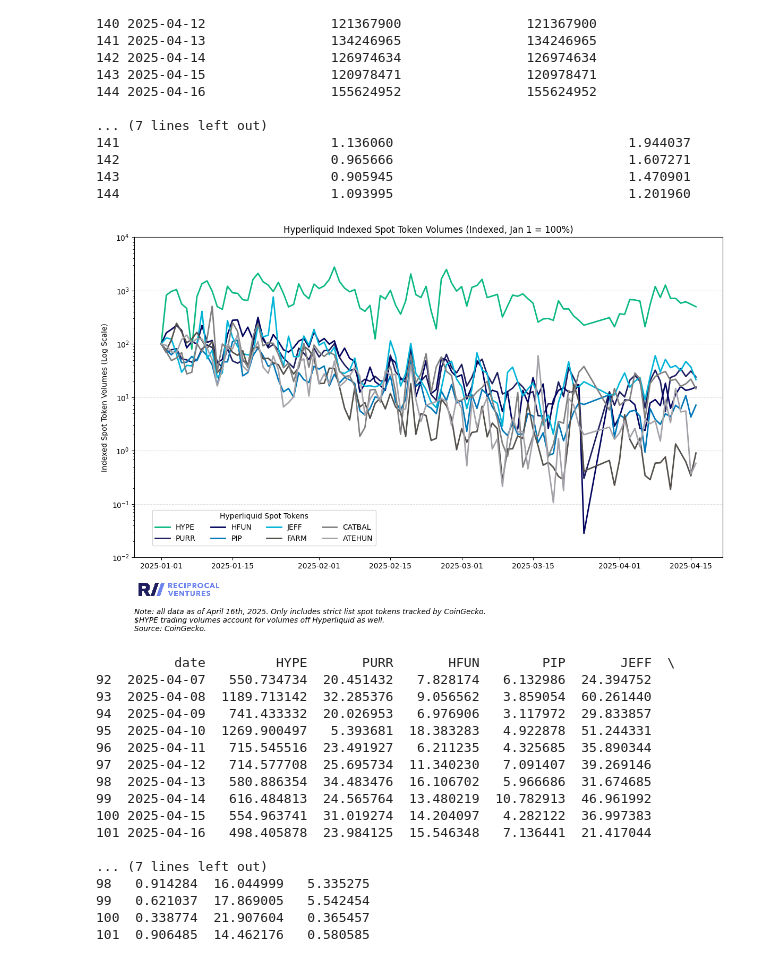
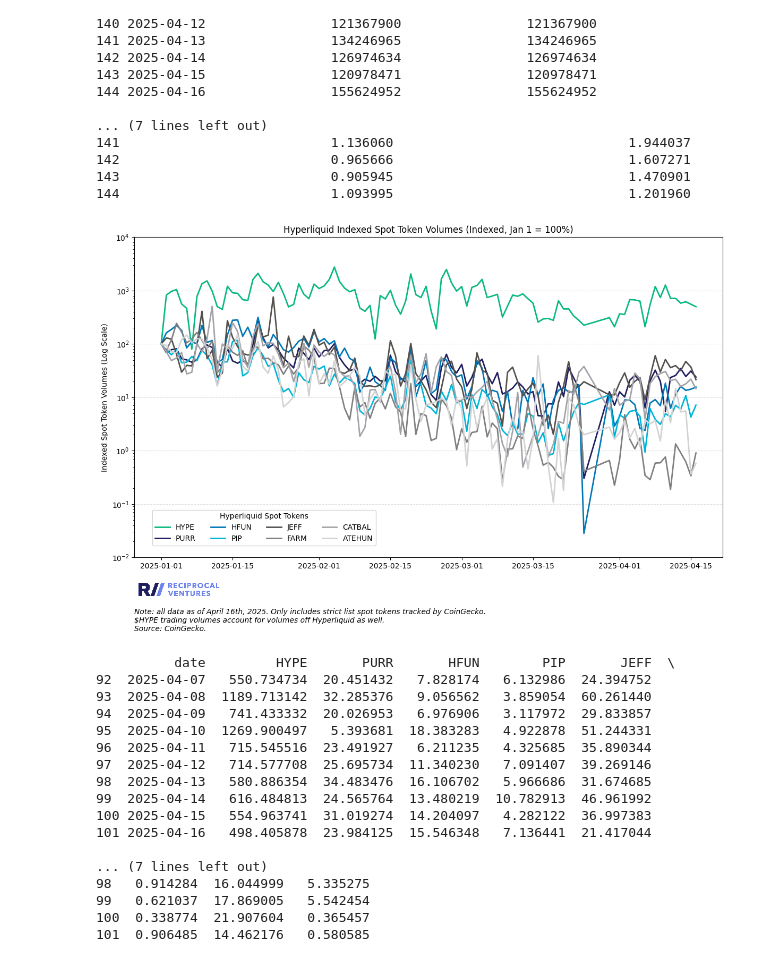
Before and after one commit to jimboevans/hyperliquid-data-cuts, a Jupyter notebook: analysis.ipynb, the cells around one changed output. Cells and saved outputs as stored; diff of their text form; code cells hidden in the pictures.

Commit message:
fix colors

```diff
--- a/analysis.ipynb
+++ b/analysis.ipynb
@@ -293,12 +293,12 @@ color_palette = {
 asset_colors = {
     'HYPE': color_palette['Hyperliquid'],
     'PURR': color_palette['Bold Blue'],
-    'HFUN': color_palette['blue 1'],
-    'PIP': color_palette['blue 2'],
-    'JEFF': color_palette['blue 3'],
-    'FARM': color_palette['Mid Grey'],
-    'CATBAL': color_palette['Pure Grey'],
-    'ATEHUN': color_palette['Other Grey'],
+    'HFUN': color_palette['blue 2'],
+    'PIP': color_palette['blue 3'],
+    'JEFF': color_palette['Mid Grey'],
+    'FARM': color_palette['Pure Grey'],
+    'CATBAL': color_palette['Other Grey'],
+    'ATEHUN': color_palette['Lightest Grey'],
 }
 
 # Create asset map
@@ -371,34 +371,34 @@ ax.set_yscale('log')
 
 # Set y-axis limits with lower bound as 10 (10^1)
 ax.set_ylim(0.01, 10000)
 
 # Add grid lines for better readability
 ax.grid(axis='y', linestyle='--', alpha=0.4)
 
 # Add logo
 add_logo(ax, position=(0.075, -0.1))
 
 # Add sources and note
 text_box = ax.text(0, -0.23, f"Note: all data as of {date}. Only includes strict list spot tokens tracked by CoinGecko.\n$HYPE trading volumes account for volumes off Hyperliquid as well.\nSource: CoinGecko.",
                    ha='left', transform=ax.transAxes, fontsize=10,
                    bbox=dict(facecolor='white', alpha=0), fontstyle='italic')
 
 # Center the legend below the chart
 plt.legend(title='Hyperliquid Spot Tokens', bbox_to_anchor=(0.22, 0.16), loc='upper center', ncol=4)
 
 # Ensure the layout adapts to fit all elements (legend, text, etc.)
 plt.tight_layout()
 
 # Save plot
 if not os.path.exists("plots"):
     os.makedirs("plots")
 plt.savefig("plots/hyperliquid-indexed-spot-token-volumes.png", dpi=300, bbox_inches='tight')
 
 # Show
 plt.show()
 print(df_master.tail(10))
 # %% [output]
-[figure, old version]
+[figure, new version]
           date         HYPE       PURR       HFUN        PIP       JEFF  \
 92  2025-04-07   550.734734  20.451432   7.828174   6.132986  24.394752
 93  2025-04-08  1189.713142  32.285376   9.056562   3.859054  60.261440
```
Also changed, not shown: 1 other file.
